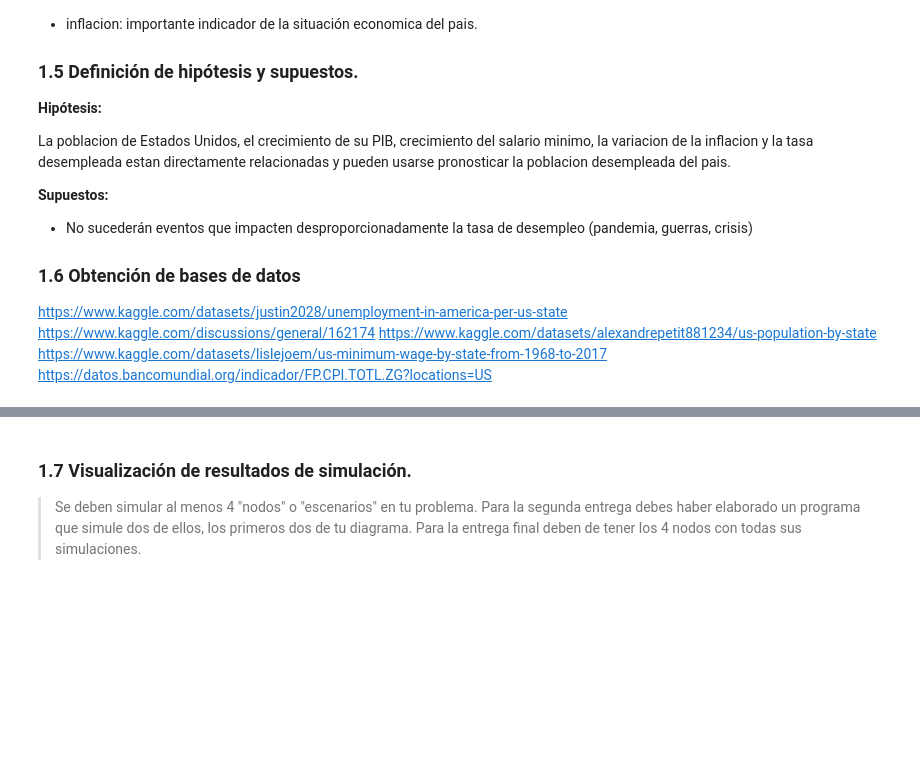
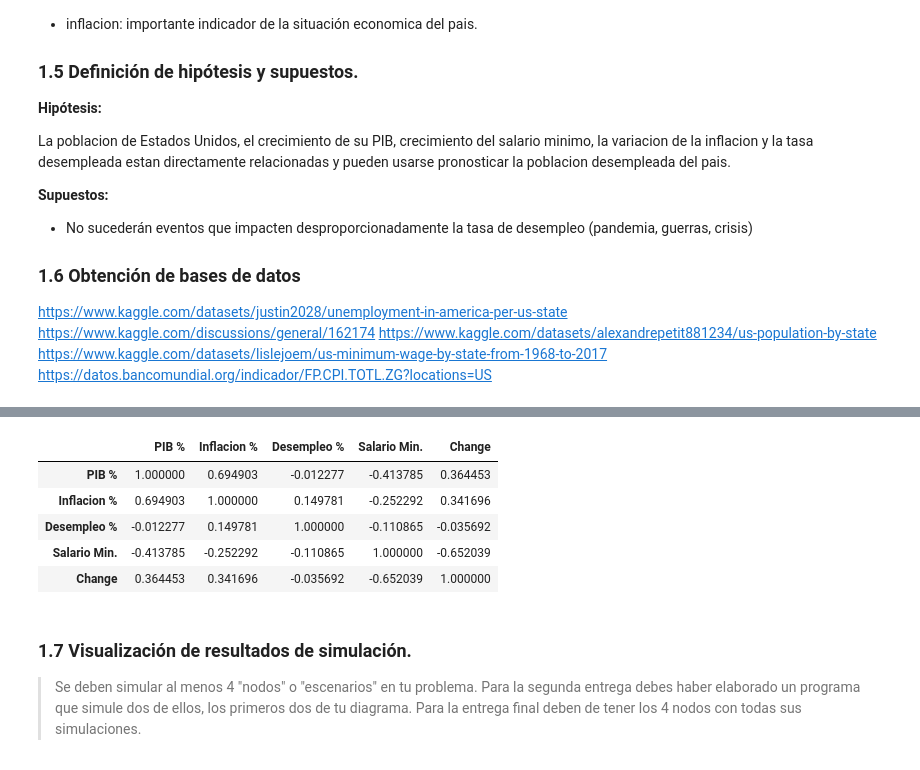
Before and after one commit to Zairo9/Proyecto, a Jupyter notebook: GuiaProyecto.ipynb, the cells around one changed output, grey strips where cells are left out. Saved outputs shown, nothing was run; the diff lists cells and outputs as text; code cells hidden in the pictures; blank space fills up the shorter version.

```diff
--- a/GuiaProyecto.ipynb
+++ b/GuiaProyecto.ipynb
@@ -67,3 +141,12 @@ https://datos.bancomundial.org/indicador/FP.CPI.TOTL.ZG?locations=US
+# %%
+df_concatenado.corr()
+# %% [output]
+|  | PIB % | Inflacion % | Desempleo % | Salario Min. | Change |
+| PIB % | 1.000000 | 0.694903 | -0.012277 | -0.413785 | 0.364453 |
+| Inflacion % | 0.694903 | 1.000000 | 0.149781 | -0.252292 | 0.341696 |
+| Desempleo % | -0.012277 | 0.149781 | 1.000000 | -0.110865 | -0.035692 |
+| Salario Min. | -0.413785 | -0.252292 | -0.110865 | 1.000000 | -0.652039 |
+| Change | 0.364453 | 0.341696 | -0.035692 | -0.652039 | 1.000000 |
 # %% [markdown]
 ### 1.7 Visualización de resultados de simulación.
 > Se deben simular al menos 4  "nodos" o "escenarios" en tu problema. Para la segunda entrega debes haber elaborado un programa que simule dos de ellos, los primeros dos de tu diagrama.
```
Also changed, not shown: parts of 23 cells of this notebook, 1 other file.
